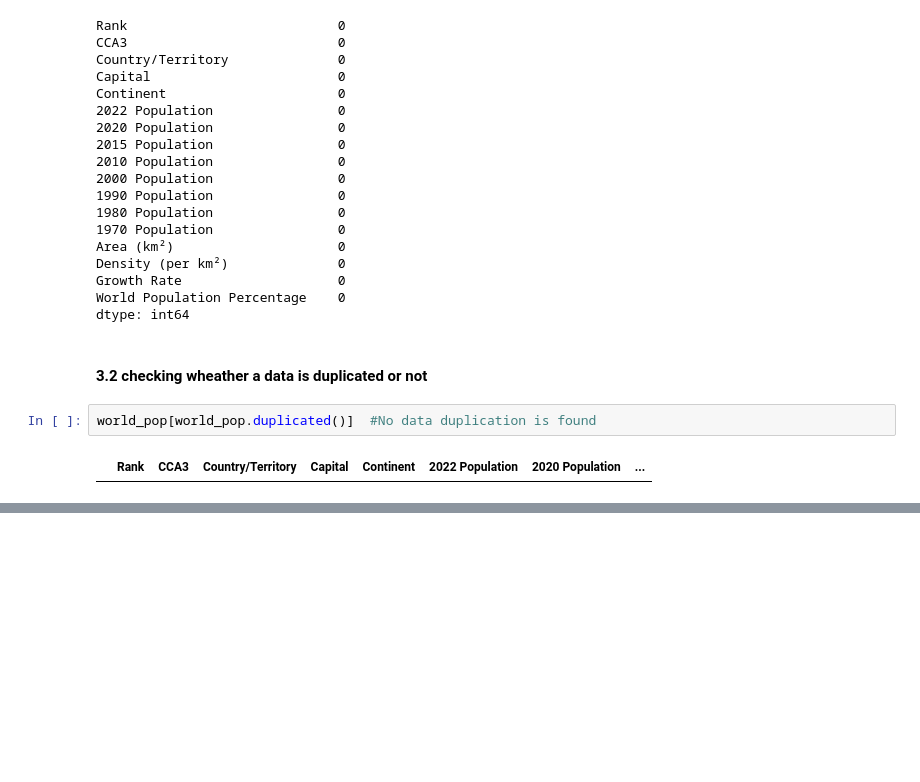
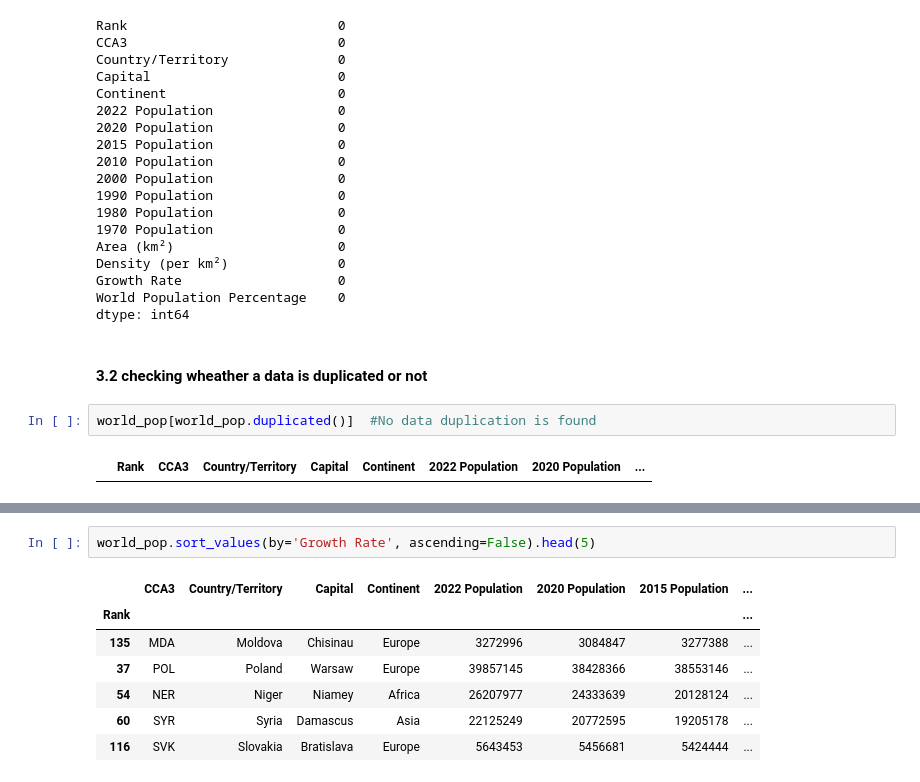
Before and after one commit to pradeepkhadka505/Skilearn-MachineLearning, a Jupyter notebook: Pandas_DataAnalysis/2022-World-Pouplation-DataAnalysis.ipynb, the cells around one changed output, grey strips where cells are left out. Cells and saved outputs as stored; diff of their text form; blank space fills up the shorter version.

```diff
--- a/Pandas_DataAnalysis/2022-World-Pouplation-DataAnalysis.ipynb
+++ b/Pandas_DataAnalysis/2022-World-Pouplation-DataAnalysis.ipynb
@@ -126,0 +156,10 @@ world_pop[world_pop.duplicated()]  #No data duplication is found
+# %%
+world_pop.sort_values(by='Growth Rate', ascending=False).head(5)
+# %% [output]
+|  | CCA3 | Country/Territory | Capital | Continent | 2022 Population | 2020 Population | 2015 Population | ... |
+| Rank |  |  |  |  |  |  |  | ... |
+| 135 | MDA | Moldova | Chisinau | Europe | 3272996 | 3084847 | 3277388 | ... |
+| 37 | POL | Poland | Warsaw | Europe | 39857145 | 38428366 | 38553146 | ... |
+| 54 | NER | Niger | Niamey | Africa | 26207977 | 24333639 | 20128124 | ... |
+| 60 | SYR | Syria | Damascus | Asia | 22125249 | 20772595 | 19205178 | ... |
+| 116 | SVK | Slovakia | Bratislava | Europe | 5643453 | 5456681 | 5424444 | ... |
```
Also changed, not shown: parts of 10 cells of this notebook.
